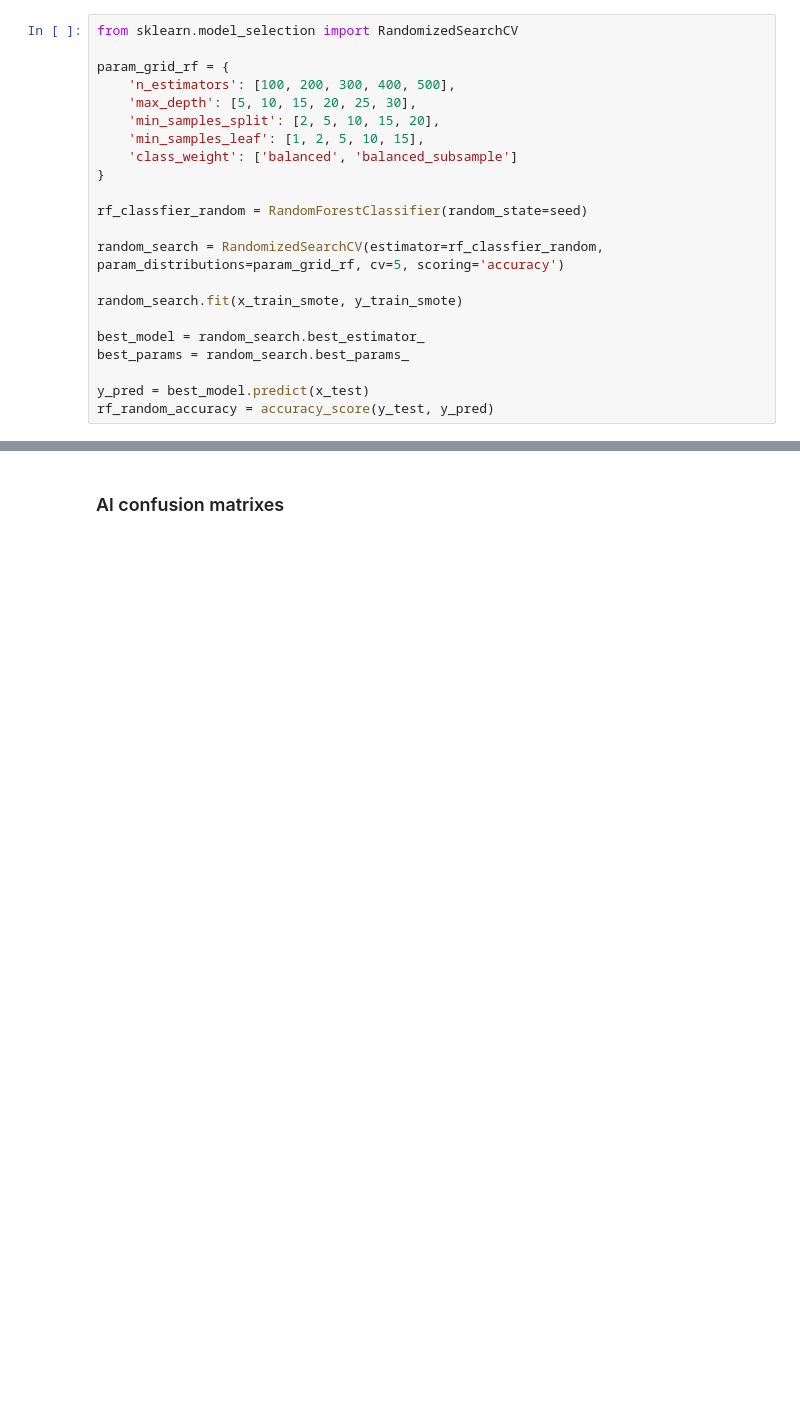
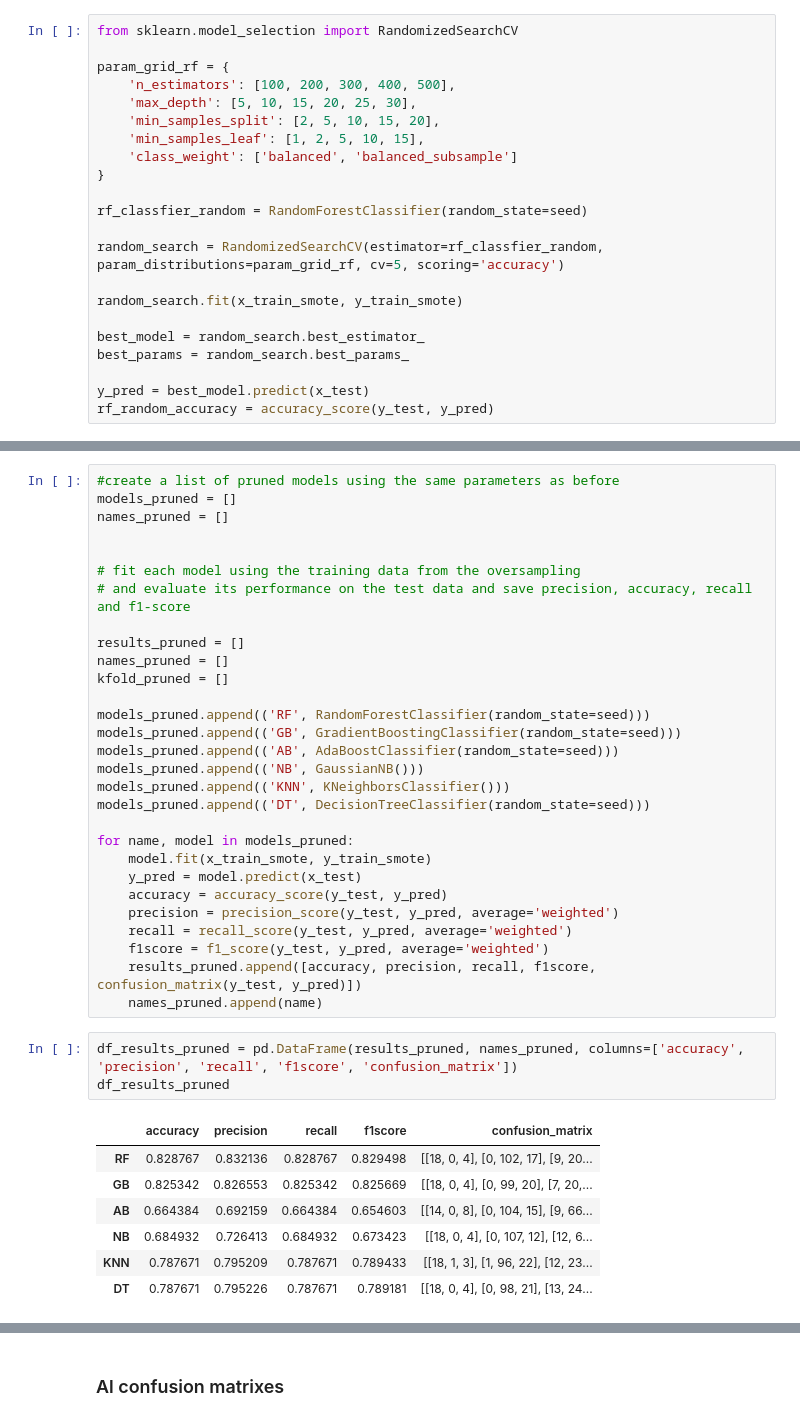
Before and after one commit to maikuvit/Space-Capybaras-Final-Project, a Jupyter notebook: HousePricesSpaceCapybaras_Model.ipynb, the cells around one changed output, grey strips where cells are left out. Drawn from its saved outputs; the diff is of its cells as text; blank space fills up the shorter version.

```diff
--- a/HousePricesSpaceCapybaras_Model.ipynb
+++ b/HousePricesSpaceCapybaras_Model.ipynb
@@ -271 +243,41 @@ x_train_smote, y_train_smote = smote.fit_resample(x_train, y_train)
+# %%
+#create a list of pruned models using the same parameters as before
+models_pruned = []
+names_pruned = []
+
+
+# fit each model using the training data from the oversampling
+# and evaluate its performance on the test data and save precision, accuracy, recall and f1-score
+
+results_pruned = []
+names_pruned = []
+kfold_pruned = []
+
+models_pruned.append(('RF', RandomForestClassifier(random_state=seed)))
+models_pruned.append(('GB', GradientBoostingClassifier(random_state=seed)))
+models_pruned.append(('AB', AdaBoostClassifier(random_state=seed)))
+models_pruned.append(('NB', GaussianNB()))
+models_pruned.append(('KNN', KNeighborsClassifier()))
+models_pruned.append(('DT', DecisionTreeClassifier(random_state=seed)))
+
+for name, model in models_pruned:
+    model.fit(x_train_smote, y_train_smote)
+    y_pred = model.predict(x_test)
+    accuracy = accuracy_score(y_test, y_pred)
+    precision = precision_score(y_test, y_pred, average='weighted')
+    recall = recall_score(y_test, y_pred, average='weighted')
+    f1score = f1_score(y_test, y_pred, average='weighted')
+    results_pruned.append([accuracy, precision, recall, f1score, confusion_matrix(y_test, y_pred)])
+    names_pruned.append(name)
+# %%
+df_results_pruned = pd.DataFrame(results_pruned, names_pruned, columns=['accuracy', 'precision', 'recall', 'f1score', 'confusion_matrix'])
+df_results_pruned
+# %% [output]
+|  | accuracy | precision | recall | f1score | confusion_matrix |
+| RF | 0.828767 | 0.832136 | 0.828767 | 0.829498 | [[18, 0, 4], [0, 102, 17], [9, 20... |
+| GB | 0.825342 | 0.826553 | 0.825342 | 0.825669 | [[18, 0, 4], [0, 99, 20], [7, 20,... |
+| AB | 0.664384 | 0.692159 | 0.664384 | 0.654603 | [[14, 0, 8], [0, 104, 15], [9, 66... |
+| NB | 0.684932 | 0.726413 | 0.684932 | 0.673423 | [[18, 0, 4], [0, 107, 12], [12, 6... |
+| KNN | 0.787671 | 0.795209 | 0.787671 | 0.789433 | [[18, 1, 3], [1, 96, 22], [12, 23... |
+| DT | 0.787671 | 0.795226 | 0.787671 | 0.789181 | [[18, 0, 4], [0, 98, 21], [13, 24... |
 # %%
```
Also changed, not shown: parts of 24 cells of this notebook.
